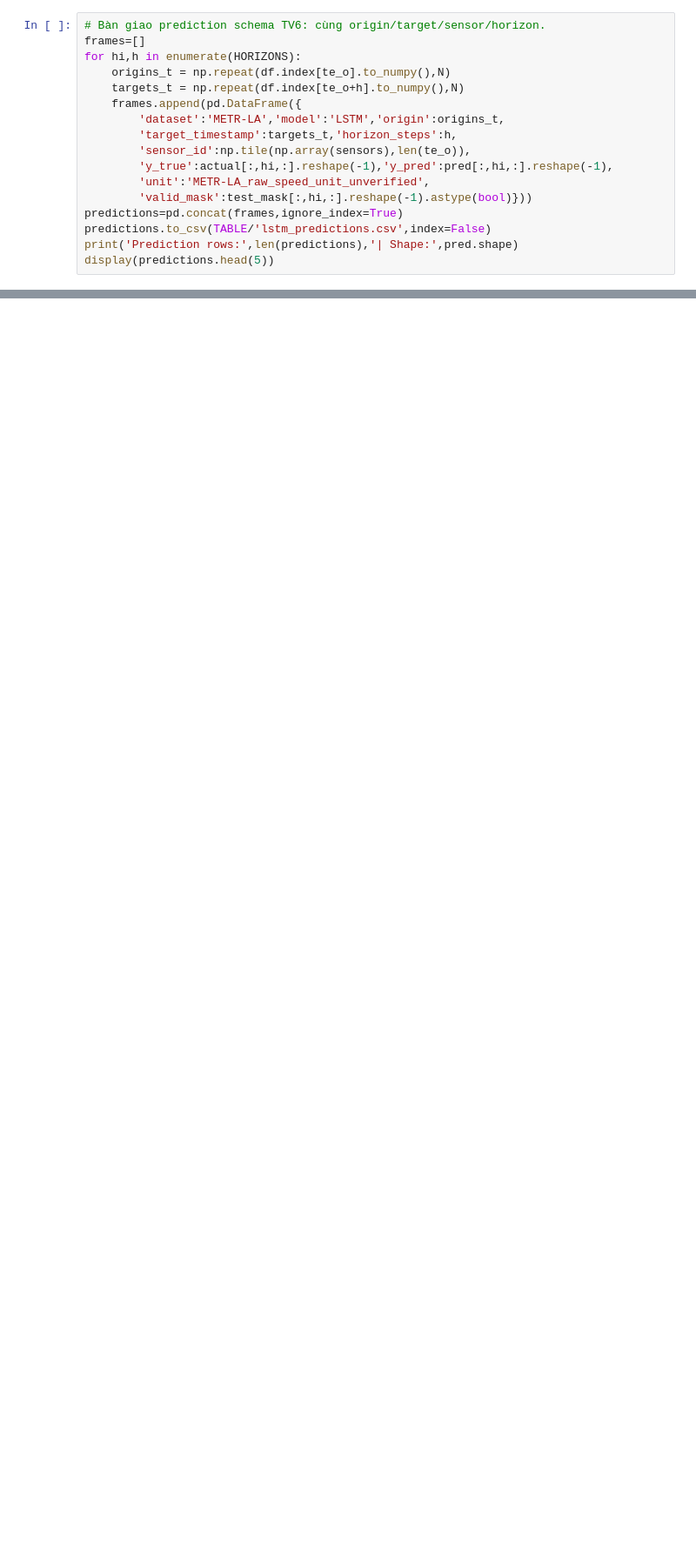
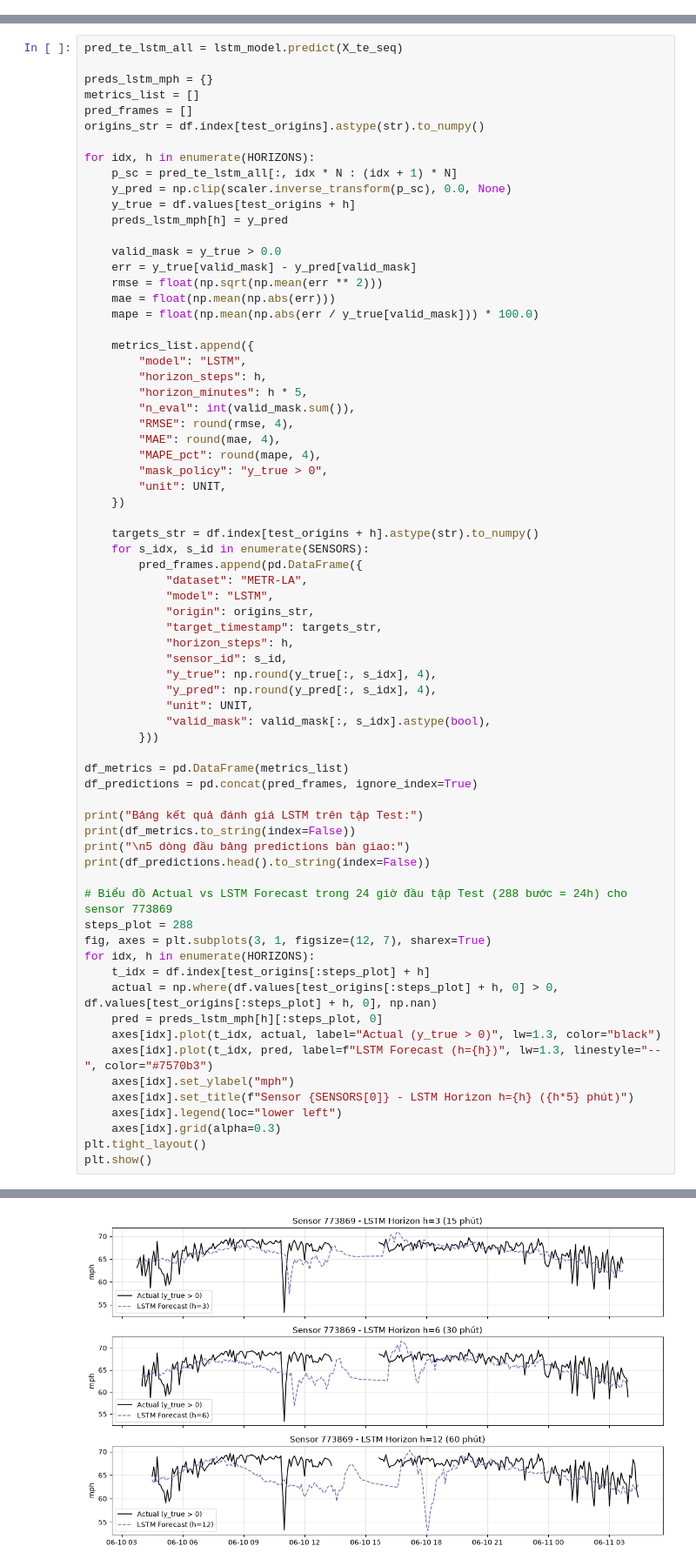
Before and after one commit to thvhieu/time_series_lab4, a Jupyter notebook: contributions/05_lstm.ipynb, the cells around one changed output, grey strips where cells are left out. Shown at 87% size. Saved outputs shown, nothing was run; the diff lists cells and outputs as text; blank space fills up the shorter version.

```diff
--- a/contributions/05_lstm.ipynb
+++ b/contributions/05_lstm.ipynb
@@ -205,17 +0,0 @@ display(metrics[['horizon_minutes','n_eval','RMSE','MAE','MAPE_pct']].round(3))
-# %%
-# Bàn giao prediction schema TV6: cùng origin/target/sensor/horizon.
-frames=[]
-for hi,h in enumerate(HORIZONS):
-    origins_t = np.repeat(df.index[te_o].to_numpy(),N)
-    targets_t = np.repeat(df.index[te_o+h].to_numpy(),N)
-    frames.append(pd.DataFrame({
-        'dataset':'METR-LA','model':'LSTM','origin':origins_t,
-        'target_timestamp':targets_t,'horizon_steps':h,
-        'sensor_id':np.tile(np.array(sensors),len(te_o)),
-        'y_true':actual[:,hi,:].reshape(-1),'y_pred':pred[:,hi,:].reshape(-1),
-        'unit':'METR-LA_raw_speed_unit_unverified',
-        'valid_mask':test_mask[:,hi,:].reshape(-1).astype(bool)}))
-predictions=pd.concat(frames,ignore_index=True)
-predictions.to_csv(TABLE/'lstm_predictions.csv',index=False)
-print('Prediction rows:',len(predictions),'| Shape:',pred.shape)
-display(predictions.head(5))
@@ -275,0 +259,71 @@ print('LSTM CHECK PASS ·',len(predictions),'prediction rows ·',len(metrics),'h
+# %%
+pred_te_lstm_all = lstm_model.predict(X_te_seq)
+
+preds_lstm_mph = {}
+metrics_list = []
+pred_frames = []
+origins_str = df.index[test_origins].astype(str).to_numpy()
+
+for idx, h in enumerate(HORIZONS):
+    p_sc = pred_te_lstm_all[:, idx * N : (idx + 1) * N]
+    y_pred = np.clip(scaler.inverse_transform(p_sc), 0.0, None)
+    y_true = df.values[test_origins + h]
+    preds_lstm_mph[h] = y_pred
+
+    valid_mask = y_true > 0.0
+    err = y_true[valid_mask] - y_pred[valid_mask]
+    rmse = float(np.sqrt(np.mean(err ** 2)))
+    mae = float(np.mean(np.abs(err)))
+    mape = float(np.mean(np.abs(err / y_true[valid_mask])) * 100.0)
+
+    metrics_list.append({
+        "model": "LSTM",
+        "horizon_steps": h,
+        "horizon_minutes": h * 5,
+        "n_eval": int(valid_mask.sum()),
+        "RMSE": round(rmse, 4),
+        "MAE": round(mae, 4),
+        "MAPE_pct": round(mape, 4),
+        "mask_policy": "y_true > 0",
+        "unit": UNIT,
+    })
+
+    targets_str = df.index[test_origins + h].astype(str).to_numpy()
+    for s_idx, s_id in enumerate(SENSORS):
+        pred_frames.append(pd.DataFrame({
+            "dataset": "METR-LA",
+            "model": "LSTM",
+            "origin": origins_str,
+            "target_timestamp": targets_str,
+            "horizon_steps": h,
+            "sensor_id": s_id,
+            "y_true": np.round(y_true[:, s_idx], 4),
+            "y_pred": np.round(y_pred[:, s_idx], 4),
+            "unit": UNIT,
+            "valid_mask": valid_mask[:, s_idx].astype(bool),
+        }))
+
+df_metrics = pd.DataFrame(metrics_list)
+df_predictions = pd.concat(pred_frames, ignore_index=True)
+
+print("Bảng kết quả đánh giá LSTM trên tập Test:")
+print(df_metrics.to_string(index=False))
+print("\n5 dòng đầu bảng predictions bàn giao:")
+print(df_predictions.head().to_string(index=False))
+
+# Biểu đồ Actual vs LSTM Forecast trong 24 giờ đầu tập Test (288 bước = 24h) cho sensor 773869
+steps_plot = 288
+fig, axes = plt.subplots(3, 1, figsize=(12, 7), sharex=True)
+for idx, h in enumerate(HORIZONS):
+    t_idx = df.index[test_origins[:steps_plot] + h]
+    actual = np.where(df.values[test_origins[:steps_plot] + h, 0] > 0, df.values[test_origins[:steps_plot] + h, 0], np.nan)
+    pred = preds_lstm_mph[h][:steps_plot, 0]
+    axes[idx].plot(t_idx, actual, label="Actual (y_true > 0)", lw=1.3, color="black")
+    axes[idx].plot(t_idx, pred, label=f"LSTM Forecast (h={h})", lw=1.3, linestyle="--", color="#7570b3")
+    axes[idx].set_ylabel("mph")
+    axes[idx].set_title(f"Sensor {SENSORS[0]} - LSTM Horizon h={h} ({h*5} phút)")
+    axes[idx].legend(loc="lower left")
+    axes[idx].grid(alpha=0.3)
+plt.tight_layout()
+plt.show()
+# %% [output]
@@ -275,0 +343 @@ print('LSTM CHECK PASS ·',len(predictions),'prediction rows ·',len(metrics),'h
+[figure, added]
```
Also changed, not shown: parts of 30 cells of this notebook, 4 other files.
